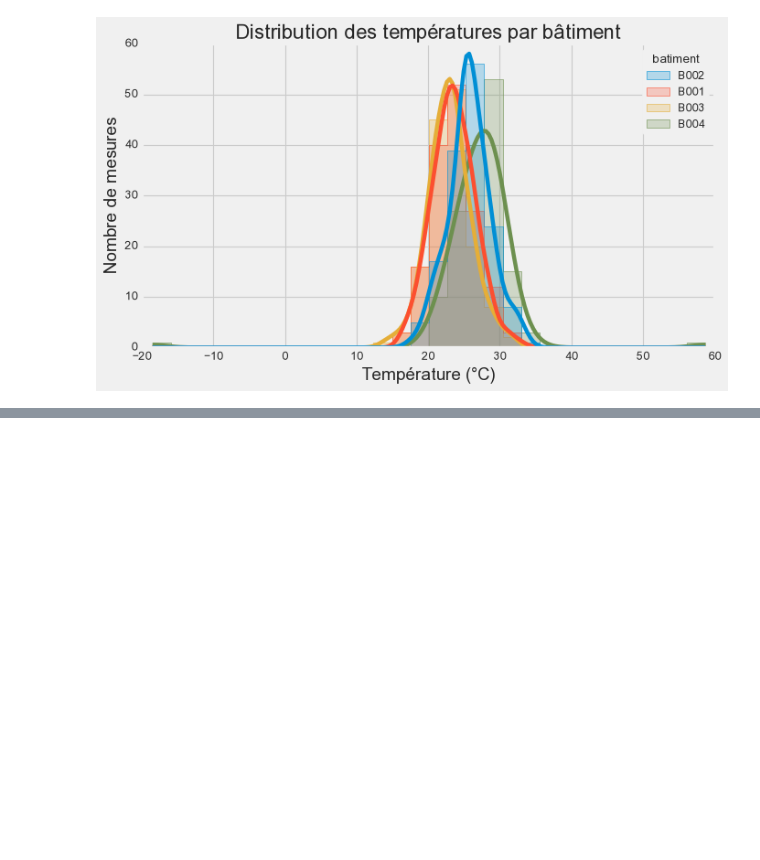
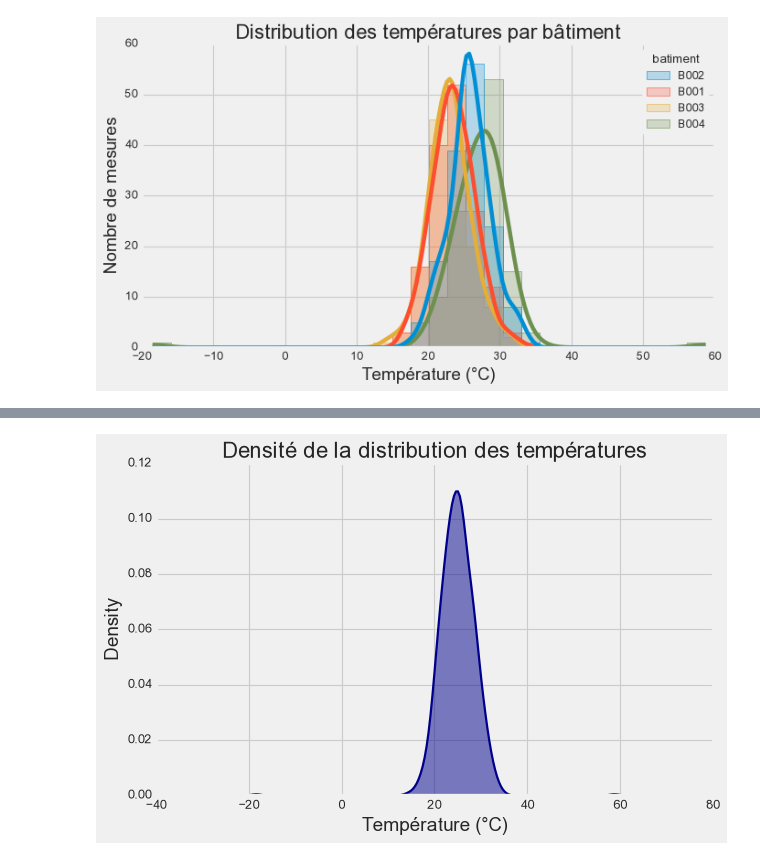
Before and after one commit to khadijagueye235/Atelier_seaborn, a Jupyter notebook: notebooks/atelier_seaborn_iot.ipynb, the cells around one changed output, grey strips where cells are left out. Saved outputs shown, nothing was run; the diff lists cells and outputs as text; code cells hidden in the pictures; blank space fills up the shorter version.

Commit message:
partie 2(kdeplot):terminée

```diff
--- a/notebooks/atelier_seaborn_iot.ipynb
+++ b/notebooks/atelier_seaborn_iot.ipynb
@@ -148,0 +154,8 @@ plt.show()
+# %%
+plt.figure(figsize=(8, 5))
+sns.kdeplot(data=df, x="temperature", fill=True,color="darkblue", alpha=0.5, linewidth=2)
+plt.title("Densité de la distribution des températures")
+plt.xlabel("Température (°C)")
+plt.show()
+# %% [output]
+[figure, added]
```
Also changed, not shown: parts of 3 cells of this notebook.
